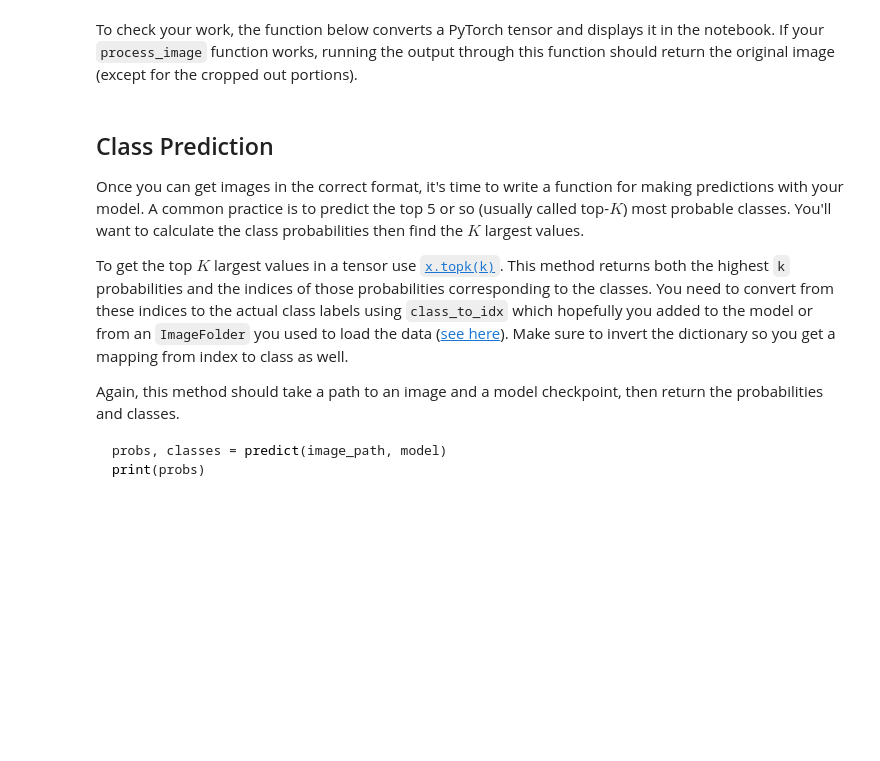
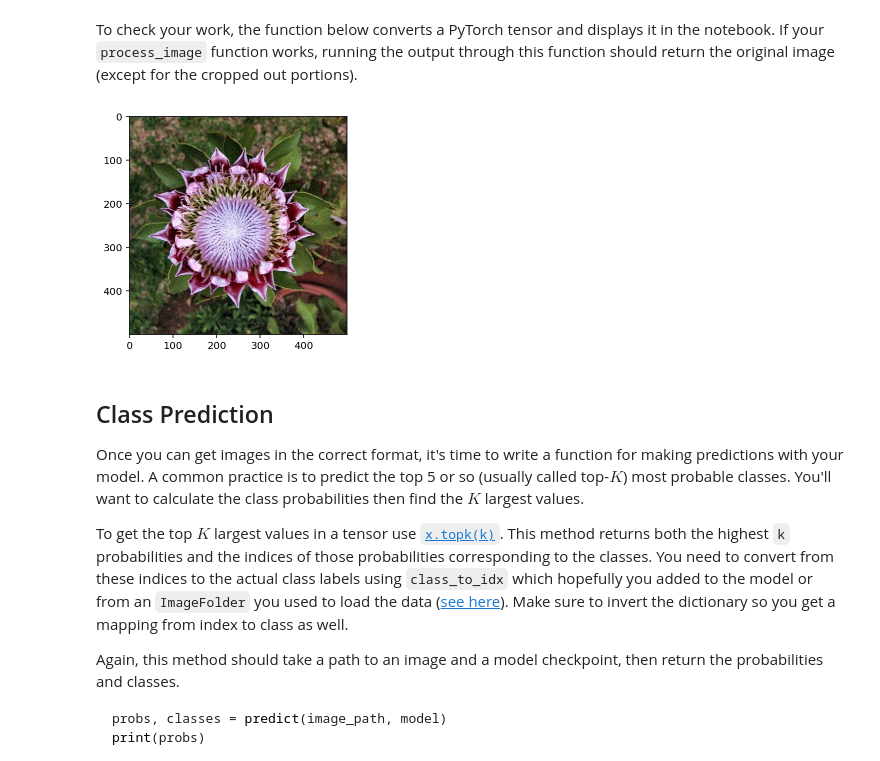
Before and after one commit to ojlise/Udacity_Flowers, a Jupyter notebook: ImageClassifierProject.ipynb, the cells around one changed output. Saved outputs shown, nothing was run; the diff lists cells and outputs as text; code cells hidden in the pictures; blank space fills up the shorter version.

```diff
--- a/ImageClassifierProject.ipynb
+++ b/ImageClassifierProject.ipynb
@@ -485,6 +490,13 @@ def imshow(image, ax=None, title=None):
     ax.imshow(image)
 
     return ax
+# %%
+#Testing out the "imshow" function
+#test_dir + '/43/' + 'image_02365.jpg'.jpg
+with Image.open(valid_dir + '/13/' + 'image_05763.jpg') as image:
+    plt.imshow(image)
+# %% [output]
+[figure, added]
 # %% [markdown]
 ## Class Prediction
 
```
Also changed, not shown: parts of 26 cells of this notebook.
